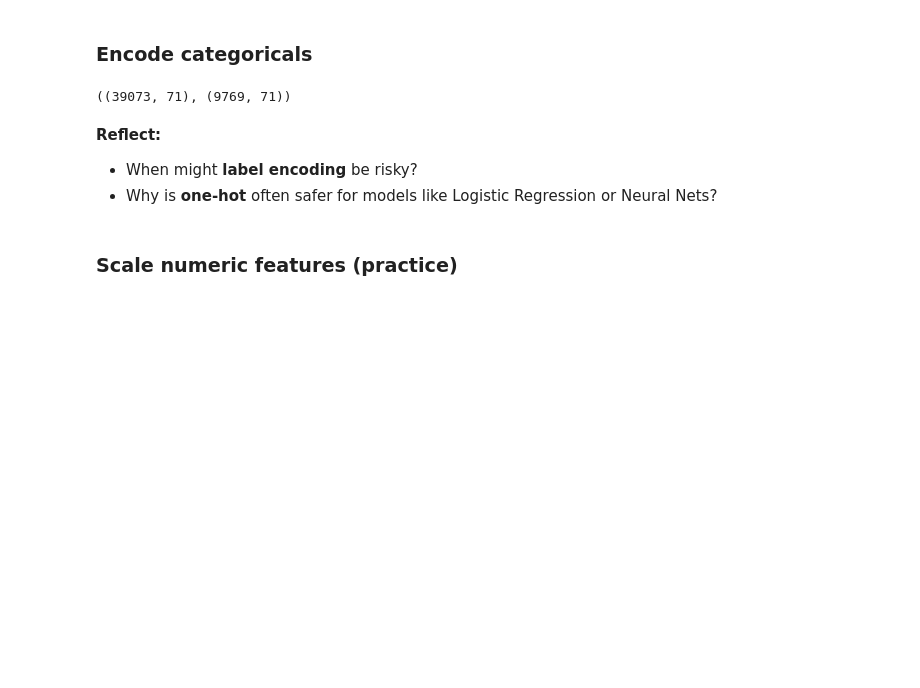
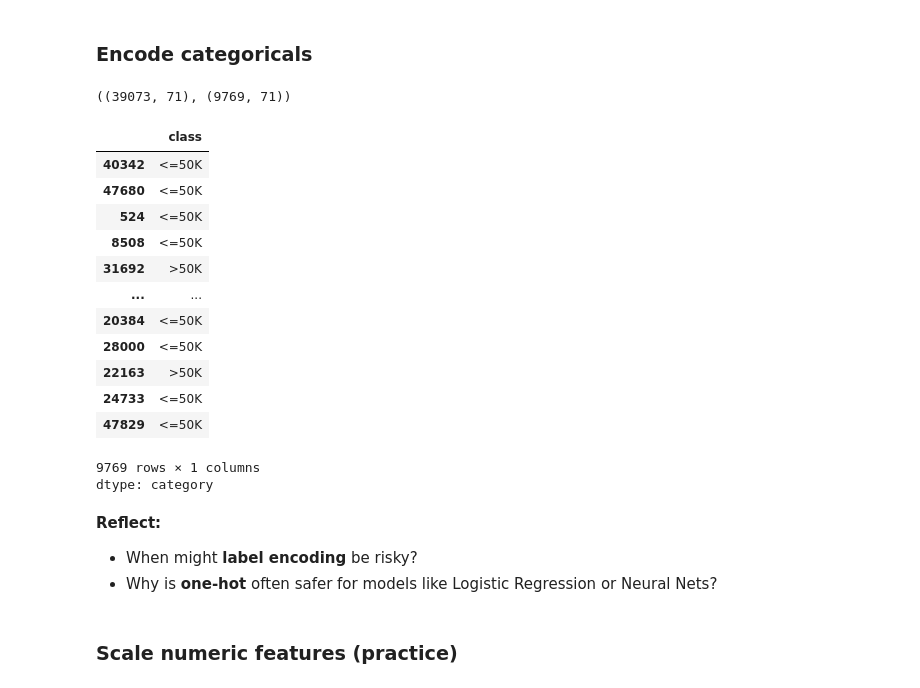
Before and after one commit to navinor/dl-survey-live-lab-2025, a Jupyter notebook: notebooks/01_baseline_support_vector_machine.ipynb, the cells around one changed output. Saved outputs shown, nothing was run; the diff lists cells and outputs as text; code cells hidden in the pictures; blank space fills up the shorter version.

```diff
--- a/notebooks/01_baseline_support_vector_machine.ipynb
+++ b/notebooks/01_baseline_support_vector_machine.ipynb
@@ -137,6 +143,23 @@ X_test_cat  = pd.concat([label_encoded_test,  X_test_ohe.reset_index(drop=True)]
 X_train_cat.shape, X_test_cat.shape
 # %% [output]
 ((39073, 71), (9769, 71))
+# %%
+y_test
+# %% [output]
+|  | class |
+| 40342 | <=50K |
+| 47680 | <=50K |
+| 524 | <=50K |
+| 8508 | <=50K |
+| 31692 | >50K |
+| ... | ... |
+| 20384 | <=50K |
+| 28000 | <=50K |
+| 22163 | >50K |
+| 24733 | <=50K |
+| 47829 | <=50K |
+9769 rows × 1 columns
+dtype: category
 # %% [markdown]
 **Reflect:**
 - When might **label encoding** be risky?
```
Also changed, not shown: parts of 39 cells of this notebook.
